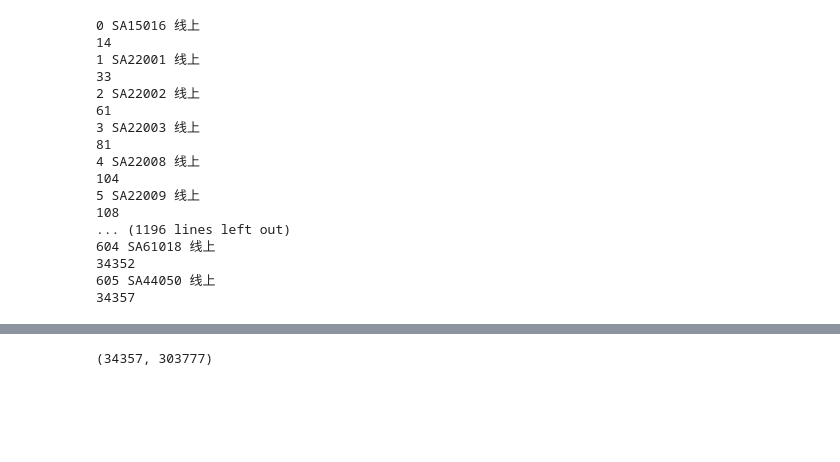
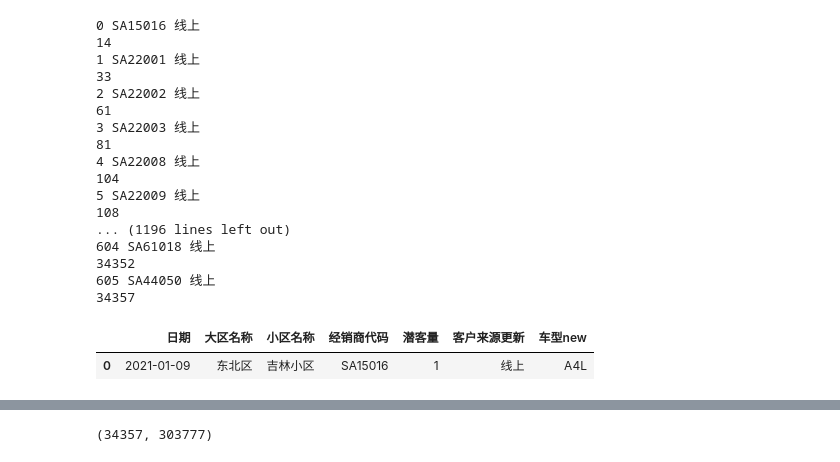
Before and after one commit to orinbai/notebook, a Jupyter notebook: missval.regroup.ipynb, the cells around one changed output, grey strips where cells are left out. Saved outputs shown, nothing was run; the diff lists cells and outputs as text; code cells hidden in the pictures; blank space fills up the shorter version.

```diff
--- a/missval.regroup.ipynb
+++ b/missval.regroup.ipynb
@@ -372,6 +345,11 @@ for idx, row in dealerUnique.iterrows():
 34352
 605 SA44050 线上
 34357
+# %%
+dataMiss.head(1)
+# %% [output]
+|  | 日期 | 大区名称 | 小区名称 | 经销商代码 | 潜客量 | 客户来源更新 | 车型new |
+| 0 | 2021-01-09 | 东北区 | 吉林小区 | SA15016 | 1 | 线上 | A4L |
 # %%
 # a1 = dataMiss.groupby(['大区名称', '小区名称', '城市', '经销商代码', '客户来源更新', '车型new'])['潜客量'].sum().reset_index()
 
```
Also changed, not shown: parts of 11 cells of this notebook, 7 other files.
